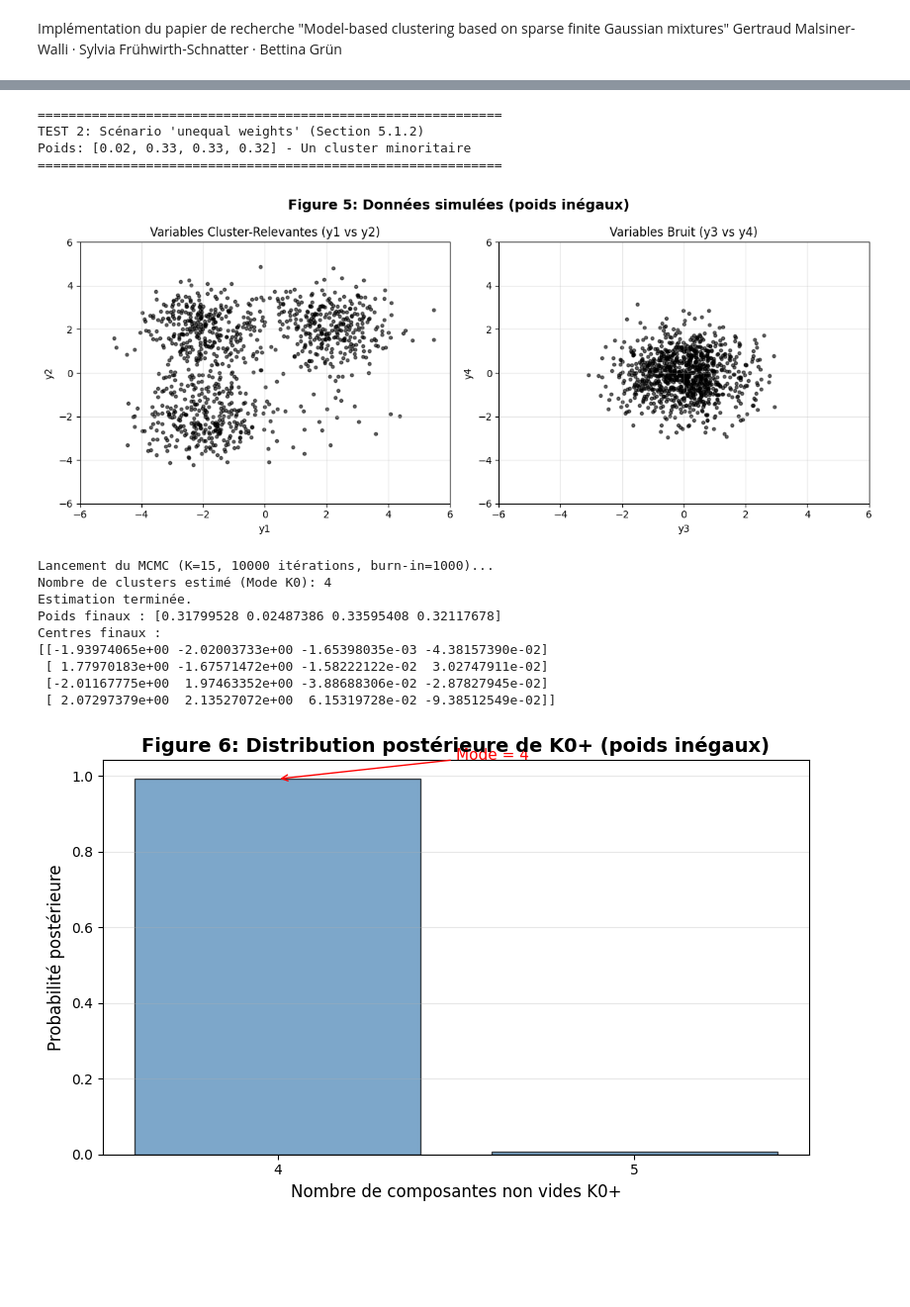
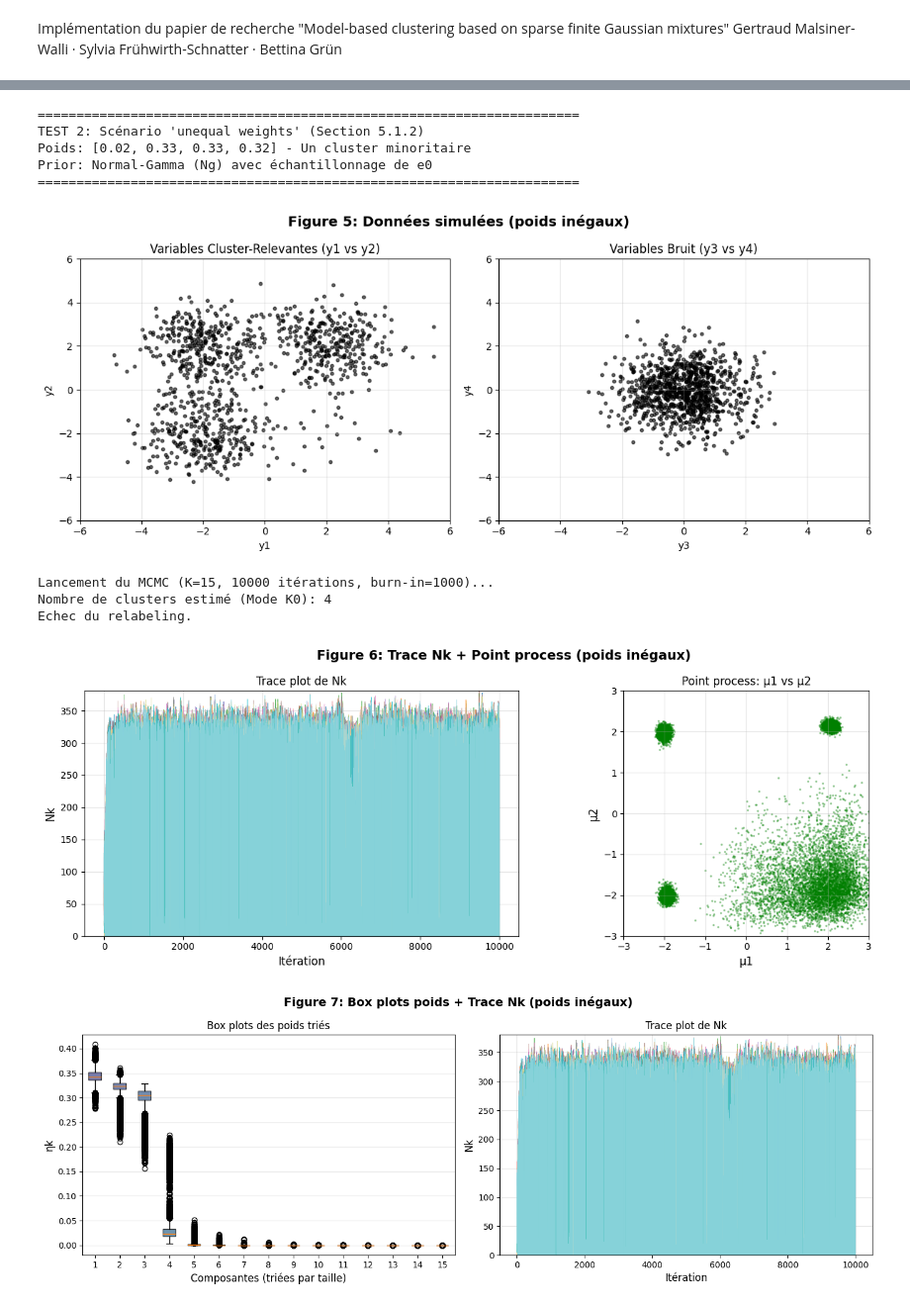
Before and after one commit to produit-scalaire/NSA_Malsiner_2016, a Jupyter notebook: main.ipynb, the cells around one changed output, grey strips where cells are left out. Shown at 99% size. Drawn from its saved outputs; the diff is of its cells as text; code cells hidden in the pictures; blank space fills up the shorter version.

```diff
--- a/main.ipynb
+++ b/main.ipynb
@@ -784,47 +1027,63 @@ Facteurs de shrinkage moyens (λ̂):
 # %%
 # =============================================================================
 # TEST 2: Scénario 'unequal weights' (Section 5.1.2 du papier)
 # =============================================================================
-# Ce scénario est plus difficile car un cluster a seulement 2% des données
 
-print("\n" + "="*60)
+print("\n" + "="*70)
 print("TEST 2: Scénario 'unequal weights' (Section 5.1.2)")
 print("Poids: [0.02, 0.33, 0.33, 0.32] - Un cluster minoritaire")
-print("="*60)
+print("Prior: Normal-Gamma (Ng) avec échantillonnage de e0")
+print("="*70)
 
 # Génération des données avec poids inégaux
 y_sim_uneq, true_labels_uneq = generate_paper_data(n_samples=1000, scenario='unequal', seed=123)
 
 # Figure 5: Données simulées
 plot_figure_5(y_sim_uneq, "Figure 5: Données simulées (poids inégaux)")
 
-# Entraînement du modèle
+# Entraînement du modèle avec échantillonnage de e0
 print("\nLancement du MCMC (K=15, 10000 itérations, burn-in=1000)...")
-model_uneq = SparseGaussianMixture(K=15, e0=0.001, c0=2.5 + (4-1)/2, nu1=0.5, nu2=0.5)
+model_uneq = SparseGaussianMixture(K=15, e0=0.01, c0=2.5 + (4-1)/2, nu1=0.5, nu2=0.5, sample_e0=True)
 model_uneq.fit(y_sim_uneq, max_iter=10000, burn_in=1000)
 
 # Figures
-plot_figure_6(model_uneq, "Figure 6: Distribution postérieure de K0+ (poids inégaux)")
-plot_figure_7(model_uneq, var_names=['y1', 'y2', 'y3', 'y4'],
-              title="Figure 7: Facteurs de shrinkage λj (poids inégaux)")
-plot_figure_8(model_uneq, "Figure 8: Point process des μk (poids inégaux)")
+plot_figure_6(model_uneq, "Figure 6: Trace Nk + Point process (poids inégaux)")
+plot_figure_7(model_uneq, "Figure 7: Box plots poids + Trace Nk (poids inégaux)")
+plot_figure_8(model_uneq, var_names=['1', '2', '3', '4'],
+              title="Figure 8: Box plots λj (poids inégaux)")
 plot_figure_9(y_sim_uneq, model_uneq, true_labels_uneq, "Figure 9: Clustering final (poids inégaux)")
 
 # Résumé
-print_summary(model_uneq, TRUE_MU)
+print_summary(model_uneq, TRUE_MU, true_labels_uneq)
+
+# =============================================================================
+# Figure 8 combinée (comme dans le papier)
+# =============================================================================
+print("\n" + "="*70)
+print("FIGURE 8 COMBINÉE: Comparaison λj entre les deux scénarios")
+print("="*70)
+plot_figure_8_combined(model, model_uneq, "Figure 8: Box plots λj (poids égaux vs inégaux)")
+
+# =============================================================================
+# TABLEAU RÉCAPITULATIF (comme Table 1/2 du papier)
+# =============================================================================
+print("\n")
+print("="*80)
+print("TABLEAU RÉCAPITULATIF (comme Table 1/2 du papier)")
+print("="*80)
+print_table_header()
+print_table_row(model, TRUE_MU, true_labels, prior_type="Ng", e0_fixed=None)
+print_table_row(model_uneq, TRUE_MU, true_labels_uneq, prior_type="Ng", e0_fixed=None)
+print("="*80)
 # %% [output]
-============================================================
+======================================================================
 TEST 2: Scénario 'unequal weights' (Section 5.1.2)
 Poids: [0.02, 0.33, 0.33, 0.32] - Un cluster minoritaire
-============================================================
+Prior: Normal-Gamma (Ng) avec échantillonnage de e0
+======================================================================
 [figure]
 Lancement du MCMC (K=15, 10000 itérations, burn-in=1000)...
 Nombre de clusters estimé (Mode K0): 4
-Estimation terminée.
-Poids finaux : [0.31799528 0.02487386 0.33595408 0.32117678]
-Centres finaux :
-[[-1.93974065e+00 -2.02003733e+00 -1.65398035e-03 -4.38157390e-02]
- [ 1.77970183e+00 -1.67571472e+00 -1.58222122e-02  3.02747911e-02]
- [-2.01167775e+00  1.97463352e+00 -3.88688306e-02 -2.87827945e-02]
- [ 2.07297379e+00  2.13527072e+00  6.15319728e-02 -9.38512549e-02]]
+Echec du relabeling.
-[figure, old version]
+[figure, new version]
+[figure, new version]
```
Also changed, not shown: parts of 5 cells of this notebook.
